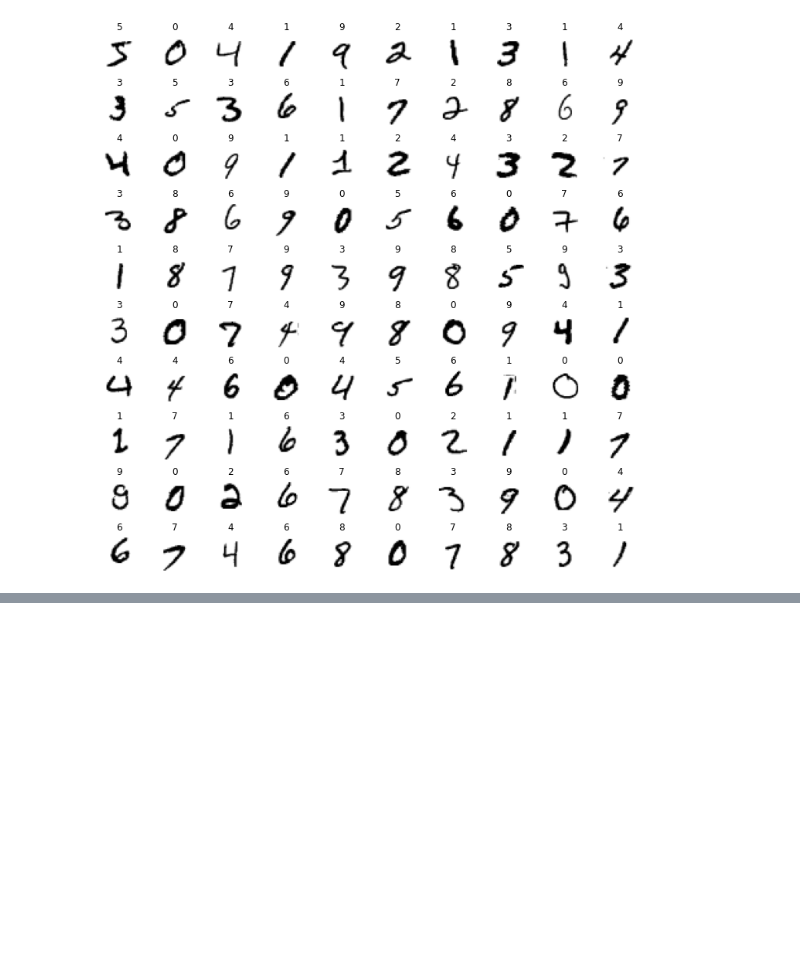
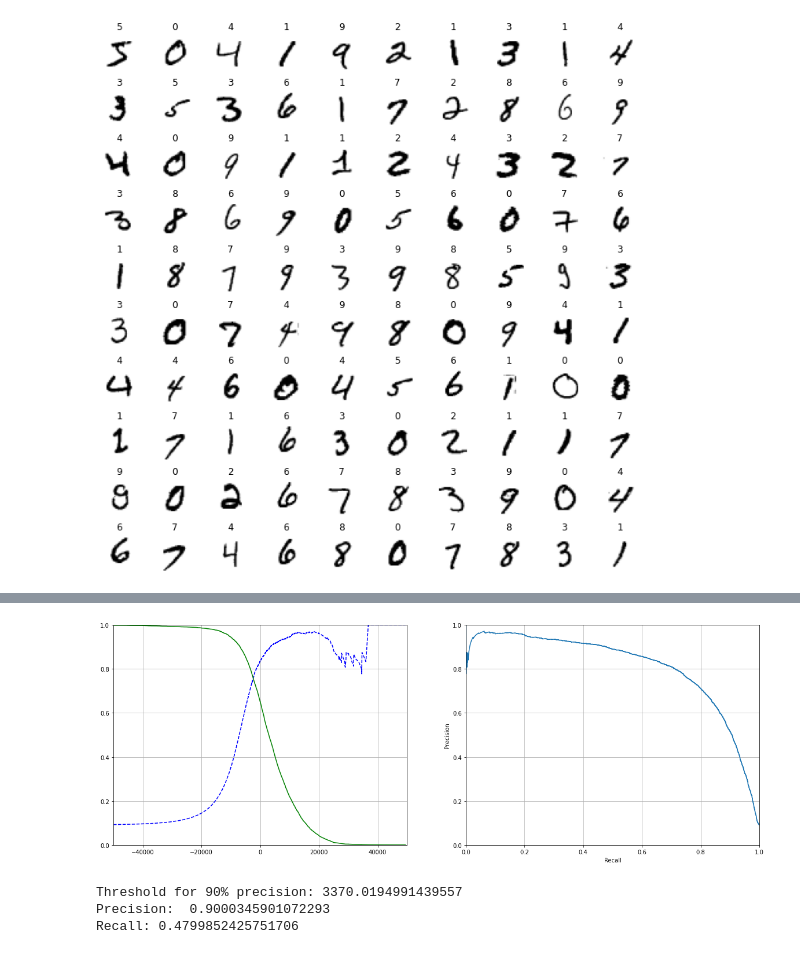
Before and after one commit to chandrusuresh/Hands-On-ML, a Jupyter notebook: Ch3_Classification/MNIST.ipynb, the cells around one changed output, grey strips where cells are left out. Cells and saved outputs as stored; diff of their text form; code cells hidden in the pictures; blank space fills up the shorter version.

Commit message:
update till precision-recall tradeoff and SGD decision functions

```diff
--- a/Ch3_Classification/MNIST.ipynb
+++ b/Ch3_Classification/MNIST.ipynb
@@ -15,5 +18,5 @@ dict_keys(['data', 'target', 'frame', 'feature_names', 'target_names', 'DESCR',
 # %%
-X,y = mnist["data"],mnist["target"]
+X,y = mnist["data"],mnist["target"].astype(np.uint8)
 print("Shape of data:",X.shape)
 print("Shape of target:",y.shape)
 # %% [output]
@@ -34,0 +40,2 @@ for i in range(10):
+# %%
+X_train,y_train,X_test,y_test = X[:60000,:],y[:60000],X[60000:,:],y[60000:]
@@ -34,0 +44,7 @@ for i in range(10):
+# %%
+y_train_5 = (y_train == 5)
+y_test_5 = (y_test == 5)
+
+from sklearn.linear_model import SGDClassifier
+sgd_clf = SGDClassifier(random_state=42)
+sgd_clf.fit(X_train,y_train)
@@ -34,0 +114,33 @@ for i in range(10):
+# %%
+from sklearn.metrics import precision_recall_curve
+y_scores = cross_val_predict(sgd_clf,X_train,y_train_5,cv=3,method="decision_function")
+precisions,recalls,thresholds = precision_recall_curve(y_train_5,y_scores)
+
+fig,ax = plt.subplots(1,2,figsize=(20,7))
+ax[0].plot(thresholds,precisions[:-1],'b--',label="Precision")
+ax[0].plot(thresholds,recalls[:-1],'g',label="Recall")
+ax[0].set_xlim([-50000,50000])
+ax[0].set_ylim([0,1])
+ax[0].grid(True)
+
+ax[1].plot(recalls,precisions)
+ax[1].set_xlabel('Recall')
+ax[1].set_ylabel('Precision')
+ax[1].set_xlim([0,1])
+ax[1].set_ylim([0,1])
+ax[1].grid(True)
+# %% [output]
+[figure, added]
+# %%
+threshold_90_precision = thresholds[np.argmax(precisions >= 0.9)]
+print("Threshold for 90% precision:",threshold_90_precision)
+y_train_pred_90 = (y_scores >= threshold_90_precision)
+
+precision_90 = precision_score(y_train_5,y_train_pred_90)
+recall_90 = recall_score(y_train_5,y_train_pred_90)
+print("Precision: ", precision_90)
+print("Recall:", recall_90)
+# %% [output]
+Threshold for 90% precision: 3370.0194991439557
+Precision:  0.9000345901072293
+Recall: 0.4799852425751706
```
Also changed, not shown: parts of 15 cells of this notebook.
